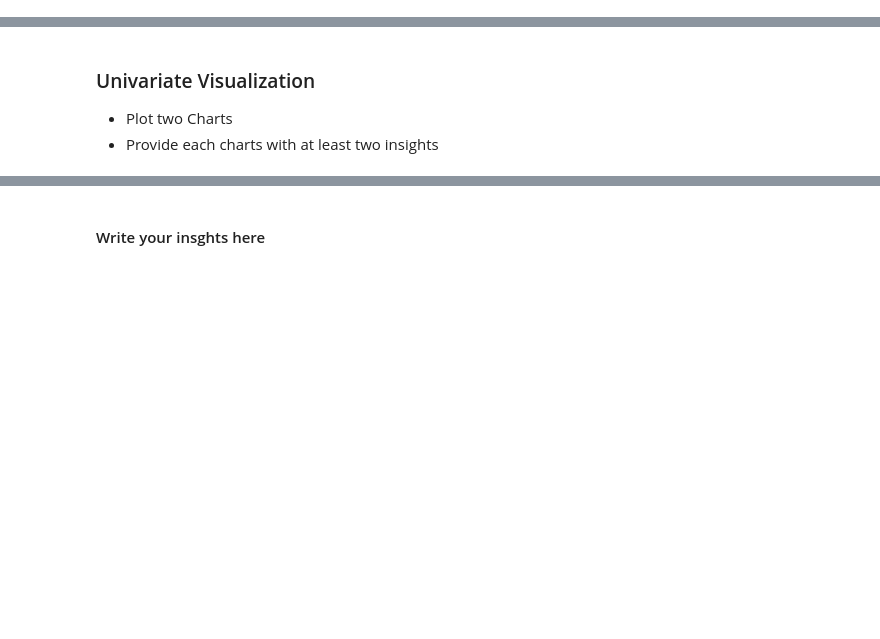
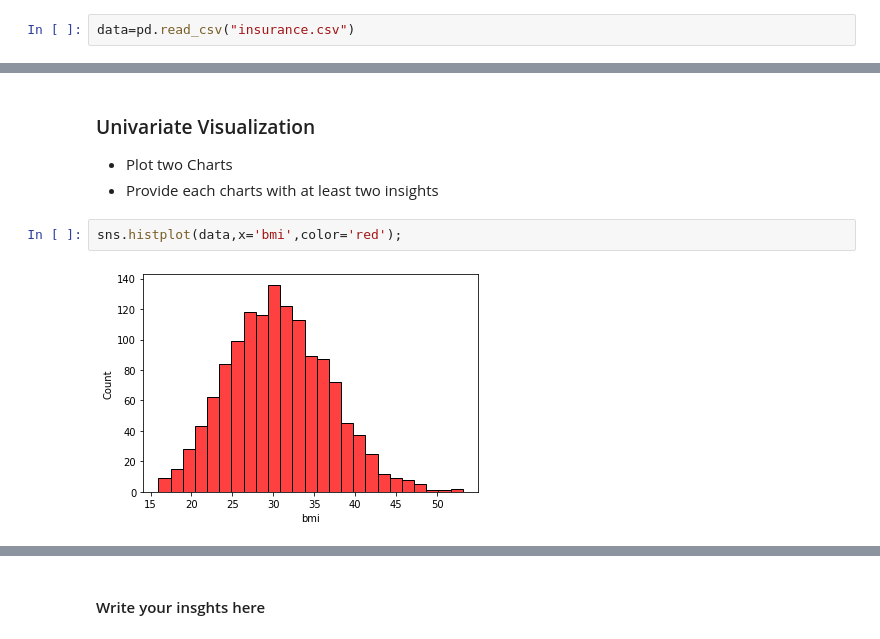
Before and after one commit to Tuwaiq-Data-Science-Bootcamp-V2/EDA-Lab1, a Jupyter notebook: EDA_Assignment .ipynb, the cells around one changed output, grey strips where cells are left out. Drawn from its saved outputs; the diff is of its cells as text; blank space fills up the shorter version.

```diff
--- a/EDA_Assignment .ipynb
+++ b/EDA_Assignment .ipynb
@@ -4,0 +9,2 @@
+# %%
+data=pd.read_csv("insurance.csv")
@@ -6,3 +41,7 @@
 ### Univariate Visualization
 * Plot two Charts
 * Provide each charts with at least two insights
+# %%
+sns.histplot(data,x='bmi',color='red');
+# %% [output]
+[figure, added]
```
Also changed, not shown: parts of 12 cells of this notebook, 1 other file.
